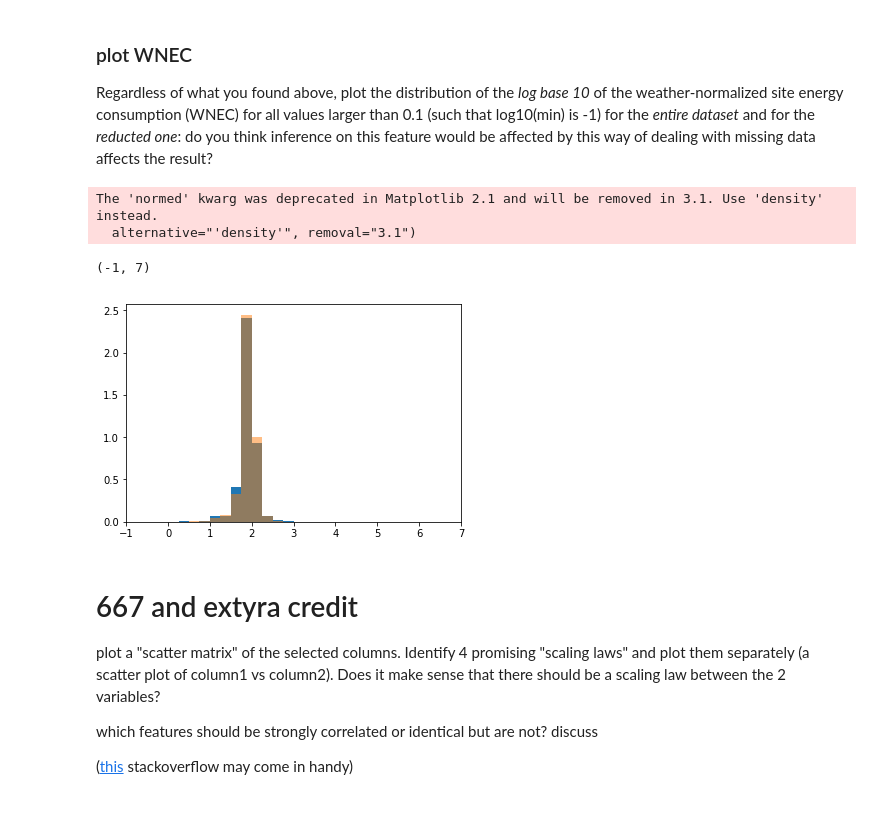
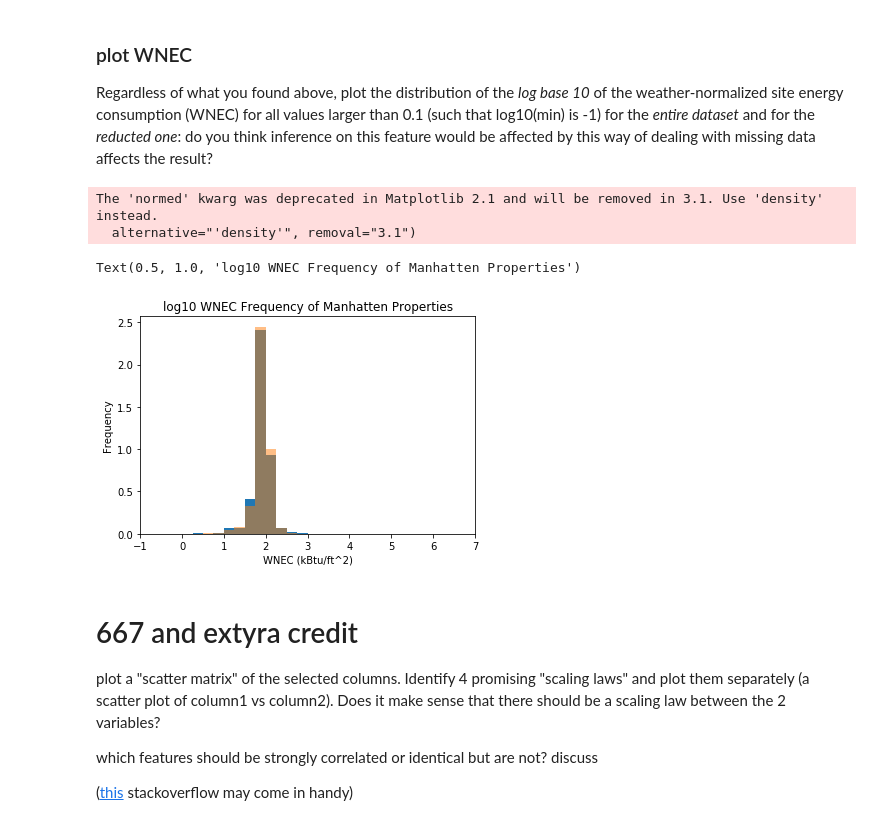
Before and after one commit to samuelmat/DSPS_tFessaras, a Jupyter notebook: HW5/BuildingsEnergyOwners.ipynb, the cells around one changed output. Cells and saved outputs as stored; diff of their text form; code cells hidden in the pictures.

```diff
--- a/HW5/BuildingsEnergyOwners.ipynb
+++ b/HW5/BuildingsEnergyOwners.ipynb
@@ -198,19 +193,22 @@ Regardless of what you found above, plot the distribution of the _log base 10_ o
 # %%
 merged['Weather Normalized Site EUI (kBtu/ft²)'] = pd.to_numeric(merged['Weather Normalized Site EUI (kBtu/ft²)'],errors='coerce')
 fullEnergy = merged['Weather Normalized Site EUI (kBtu/ft²)']
 fullEnergy = [np.log10(x) for x in fullEnergy if x.is_integer() and x != 0]
 pl.hist(fullEnergy, normed = True, bins = [0, .25, .5, .75, 1, 1.25, 1.5, 1.75, 2, 2.25, 2.5, 2.75, 3, 3.25, 3.5])
 
 reducedEnergy = extracted['Weather Normalized Site EUI (kBtu/ft²)']
 reducedEnergy = [np.log10(x) for x in reducedEnergy]
 pl.hist(reducedEnergy, normed = True, bins = [0, .25, .5, .75, 1, 1.25, 1.5, 1.75, 2, 2.25, 2.5, 2.75, 3, 3.25, 3.5], alpha = 0.5)
 
 pl.xlim(-1, 7)
+pl.xlabel('WNEC (kBtu/ft^2)')
+pl.ylabel('Frequency')
+pl.title('log10 WNEC Frequency of Manhatten Properties')
 # %% [output]
 The 'normed' kwarg was deprecated in Matplotlib 2.1 and will be removed in 3.1. Use 'density' instead.
   alternative="'density'", removal="3.1")
-(-1, 7)
+Text(0.5, 1.0, 'log10 WNEC Frequency of Manhatten Properties')
-[figure, old version]
+[figure, new version]
 # %% [markdown]
 # 667 and extyra credit
 plot a "scatter matrix" of the selected columns. Identify 4 promising "scaling laws" and plot them separately (a scatter plot of column1 vs column2). Does it make sense that there should be a scaling law between the 2 variables?
```
Also changed, not shown: parts of 4 cells of this notebook.
